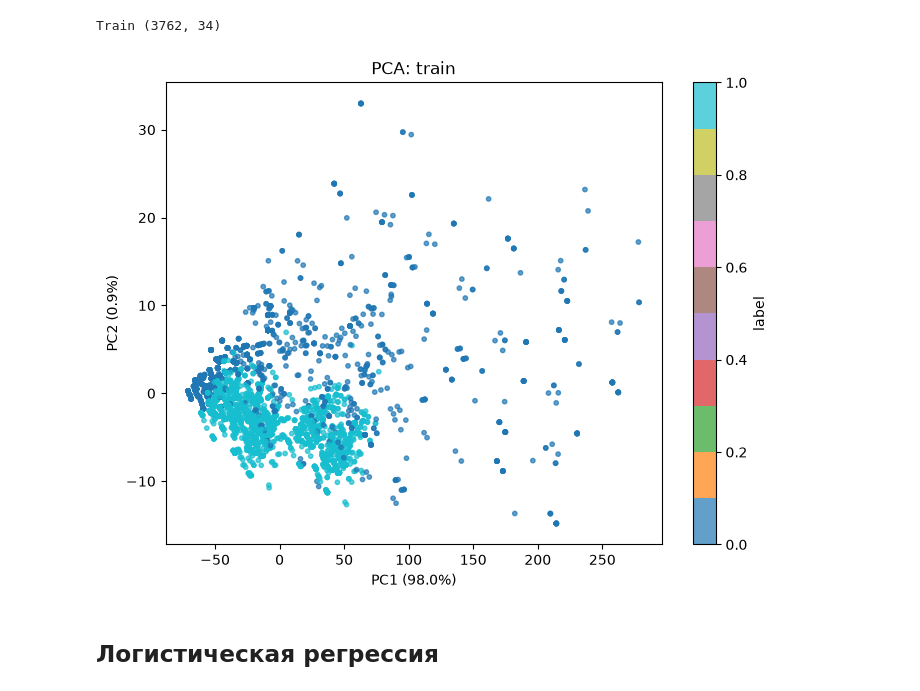
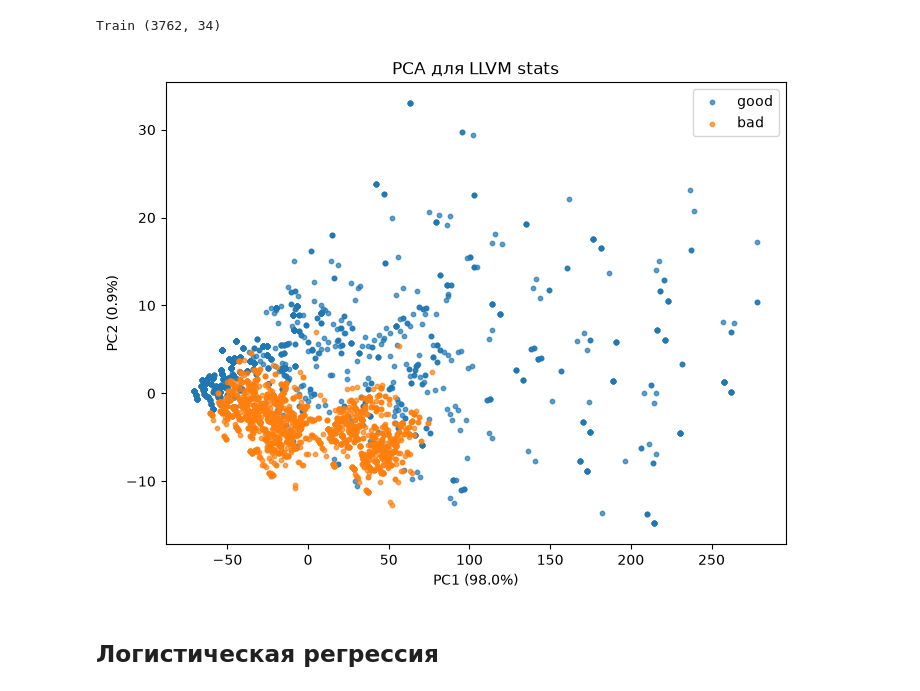
Before and after one commit to TimurGilmutpr/ml-guided-static-analysis, a Jupyter notebook: ML_part.ipynb, the cells around one changed output. Cells and saved outputs as stored; diff of their text form; code cells hidden in the pictures.

```diff
--- a/ML_part.ipynb
+++ b/ML_part.ipynb
@@ -322,19 +323,39 @@ y_test = y.iloc[test_idx]
 print("Train", X_train.shape)
 # %% [output]
 Train (3762, 34)
-# %%
-pca = PCA(n_components=2, random_state=42)
-X_pca = pca.fit_transform(X_train)
-
-fig, ax = plt.subplots(figsize=(8, 6))
-scatter = ax.scatter(X_pca[:, 0], X_pca[:, 1], c=y_train, cmap="tab10", s=10, alpha=0.7)
-ax.set_xlabel(f"PC1 ({pca.explained_variance_ratio_[0]:.1%})")
-ax.set_ylabel(f"PC2 ({pca.explained_variance_ratio_[1]:.1%})")
-ax.set_title("PCA: train")
-plt.colorbar(scatter, label="label")
-plt.show()
-# %% [output]
-[figure, removed]
+# %%
+pca = PCA(n_components=2, random_state=42)
+X_pca = pca.fit_transform(X_train)
+
+fig, ax = plt.subplots(figsize=(8, 6))
+
+good = y_train == 0
+bad = y_train == 1
+
+ax.scatter(
+    X_pca[good, 0],
+    X_pca[good, 1],
+    s=10,
+    alpha=0.7,
+    label="good"
+)
+
+ax.scatter(
+    X_pca[bad, 0],
+    X_pca[bad, 1],
+    s=10,
+    alpha=0.7,
+    label="bad"
+)
+
+ax.set_xlabel(f"PC1 ({pca.explained_variance_ratio_[0]:.1%})")
+ax.set_ylabel(f"PC2 ({pca.explained_variance_ratio_[1]:.1%})")
+ax.set_title("PCA для LLVM stats")
+ax.legend()
+
+plt.show()
+# %% [output]
+[figure, added]
 # %% [markdown]
 ## Логистическая регрессия
 # %%
```
Also changed, not shown: parts of 10 cells of this notebook, 13 other files.
